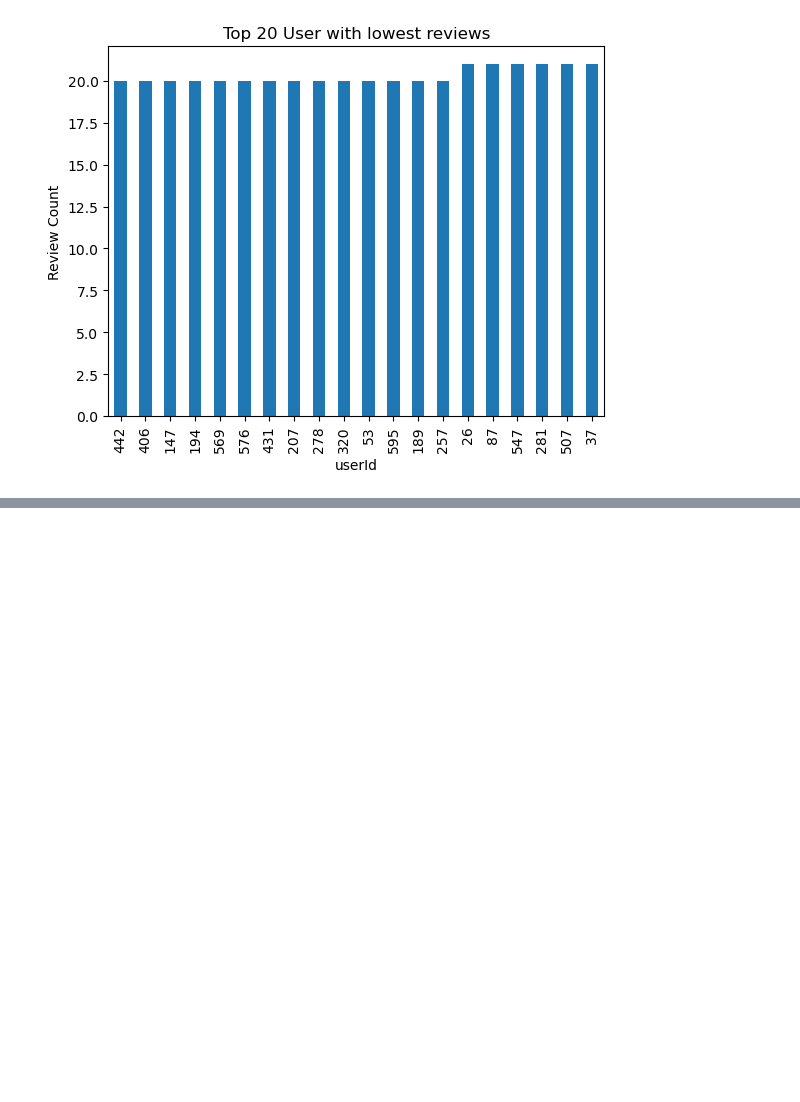
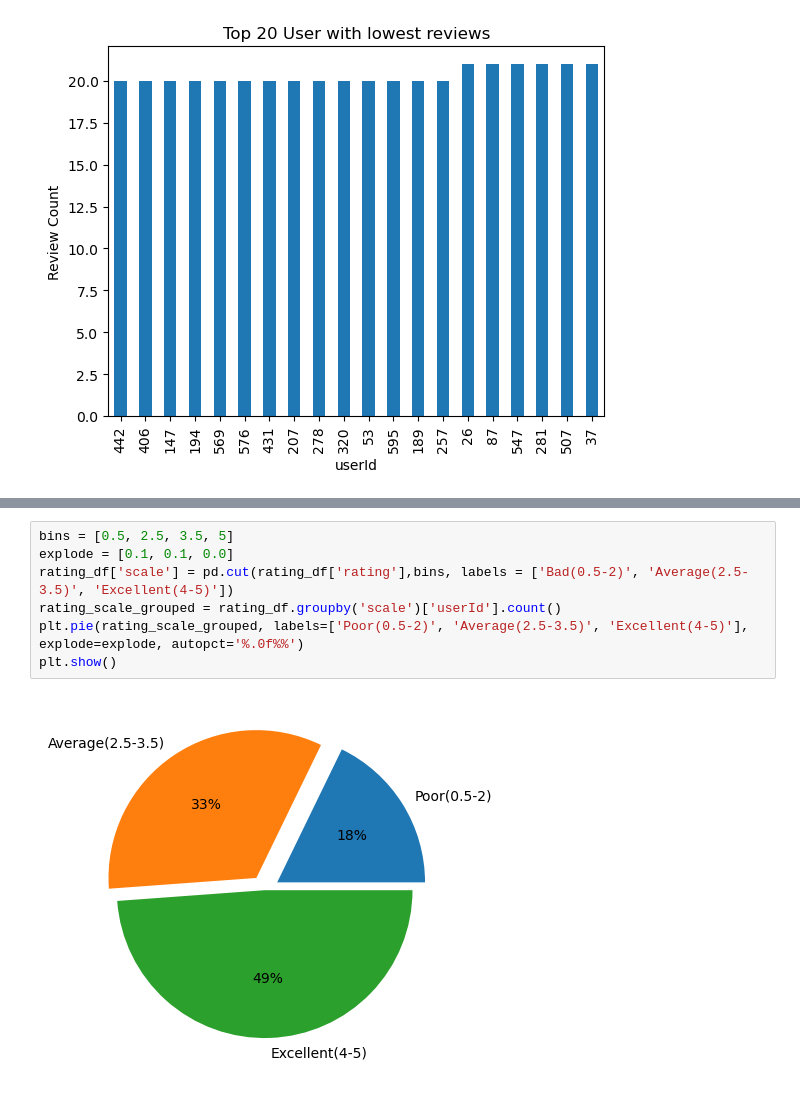
Before and after one commit to DATA-606-SPRING-2023-THU/hemanth_data606, a Jupyter notebook: src/proposal_eda.ipynb, the cells around one changed output, grey strips where cells are left out. Drawn from its saved outputs; the diff is of its cells as text; blank space fills up the shorter version.

```diff
--- a/src/proposal_eda.ipynb
+++ b/src/proposal_eda.ipynb
@@ -276,0 +286,9 @@ plt.show()
+# %%
+bins = [0.5, 2.5, 3.5, 5]
+explode = [0.1, 0.1, 0.0]
+rating_df['scale'] = pd.cut(rating_df['rating'],bins, labels = ['Bad(0.5-2)', 'Average(2.5-3.5)', 'Excellent(4-5)'])
+rating_scale_grouped = rating_df.groupby('scale')['userId'].count()
+plt.pie(rating_scale_grouped, labels=['Poor(0.5-2)', 'Average(2.5-3.5)', 'Excellent(4-5)'], explode=explode, autopct='%.0f%%')
+plt.show()
+# %% [output]
+[figure, added]
```
Also changed, not shown: parts of 21 cells of this notebook.
